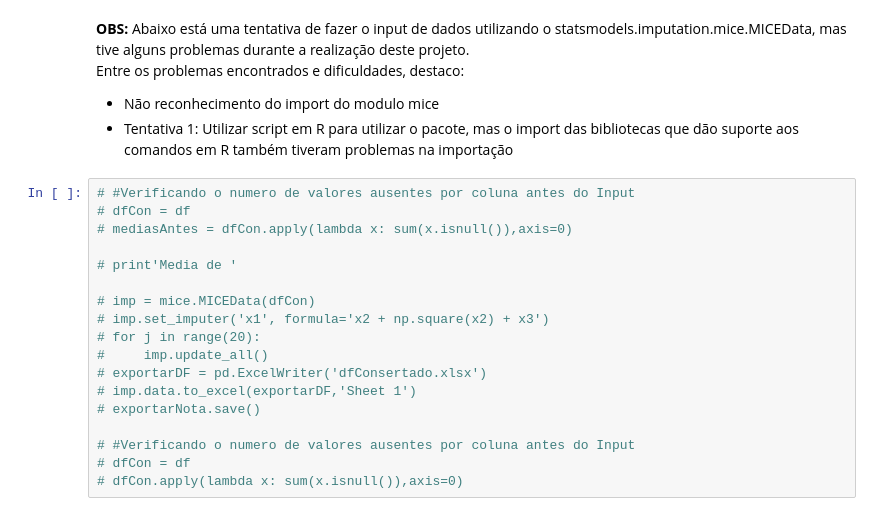
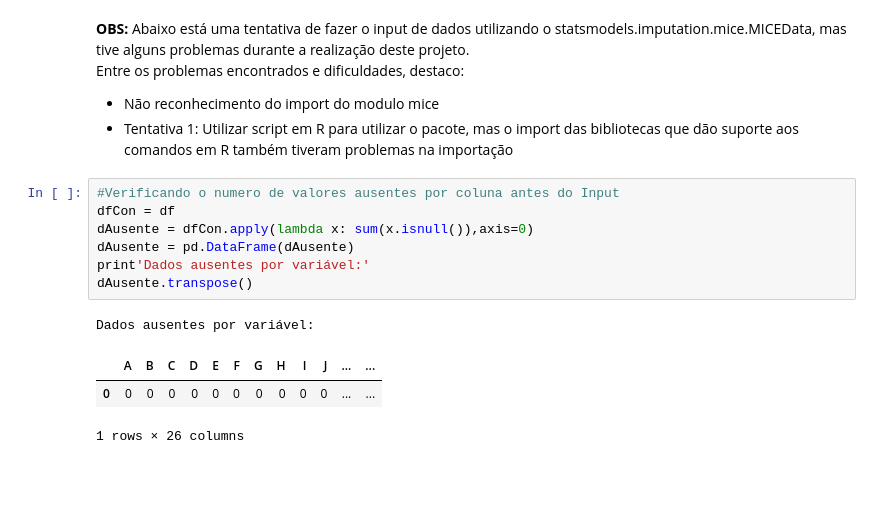
Before and after one commit to graziellealessa/qualidadededados-twist, a Jupyter notebook: QualidadedeDados-Twist.ipynb, the cells around one changed output. Drawn from its saved outputs; the diff is of its cells as text; blank space fills up the shorter version.

```diff
--- a/QualidadedeDados-Twist.ipynb
+++ b/QualidadedeDados-Twist.ipynb
@@ -273,21 +277,15 @@ Entre os problemas encontrados e dificuldades, destaco:
 <li>Não reconhecimento do import do modulo mice</li>
 <li>Tentativa 1: Utilizar script em R para utilizar o pacote, mas o import das bibliotecas que dão suporte aos comandos em R também tiveram problemas na importação</li>
 </ul>
-# %%
-# #Verificando o numero de valores ausentes por coluna antes do Input
-# dfCon = df
-# mediasAntes = dfCon.apply(lambda x: sum(x.isnull()),axis=0)
-
-# print'Media de '
-
-# imp = mice.MICEData(dfCon)
-# imp.set_imputer('x1', formula='x2 + np.square(x2) + x3')
-# for j in range(20):
-#     imp.update_all()
-# exportarDF = pd.ExcelWriter('dfConsertado.xlsx')
-# imp.data.to_excel(exportarDF,'Sheet 1')
-# exportarNota.save()
-
-# #Verificando o numero de valores ausentes por coluna antes do Input
-# dfCon = df
-# dfCon.apply(lambda x: sum(x.isnull()),axis=0)
+# %%
+#Verificando o numero de valores ausentes por coluna antes do Input
+dfCon = df
+dAusente = dfCon.apply(lambda x: sum(x.isnull()),axis=0)
+dAusente = pd.DataFrame(dAusente)
+print'Dados ausentes por variável:'
+dAusente.transpose()
+# %% [output]
+Dados ausentes por variável:
+|  | A | B | C | D | E | F | G | H | I | J | ... | ... |
+| 0 | 0 | 0 | 0 | 0 | 0 | 0 | 0 | 0 | 0 | 0 | ... | ... |
+1 rows × 26 columns
```
Also changed, not shown: parts of 4 cells of this notebook, 1 other file.
